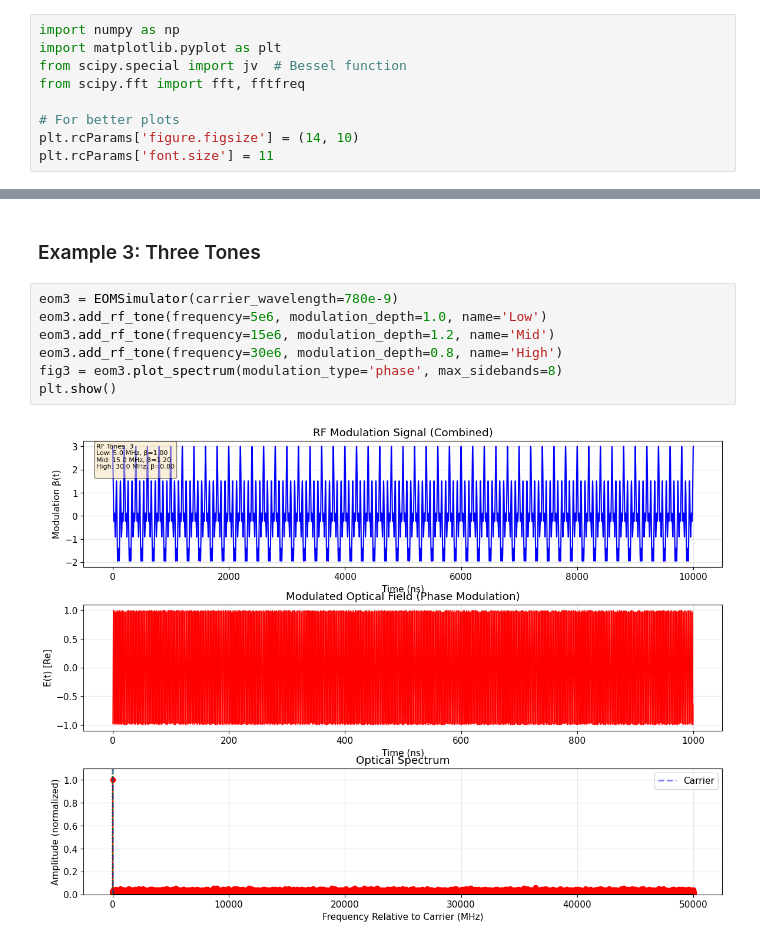
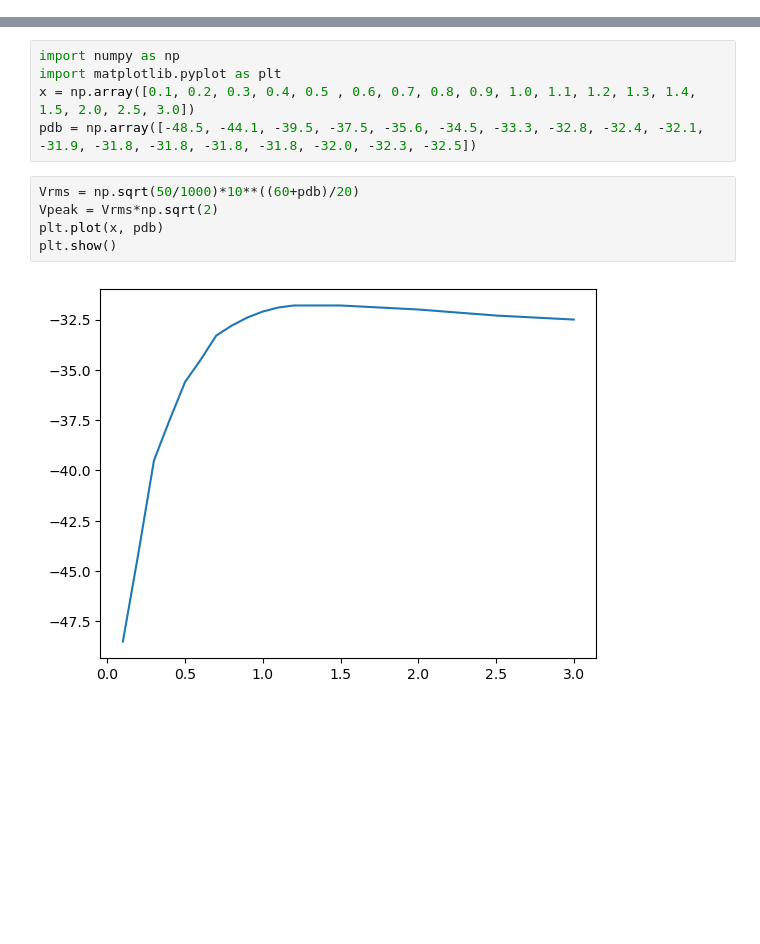
Before and after one commit to GauravTathed/PhD_python_scripts, a Jupyter notebook: eom_spectrum_analyzer.ipynb, the cells around one changed output, grey strips where cells are left out. Saved outputs shown, nothing was run; the diff lists cells and outputs as text; blank space fills up the shorter version.

```diff
--- a/eom_spectrum_analyzer.ipynb
+++ b/eom_spectrum_analyzer.ipynb
@@ -11,9 +0,0 @@ This notebook simulates the optical spectrum when multiple RF tones are applied
-# %%
-import numpy as np
-import matplotlib.pyplot as plt
-from scipy.special import jv  # Bessel function
-from scipy.fft import fft, fftfreq
-
-# For better plots
-plt.rcParams['figure.figsize'] = (14, 10)
-plt.rcParams['font.size'] = 11
@@ -282,11 +1,12 @@ plt.show()
-# %% [markdown]
-### Example 3: Three Tones
-# %%
-eom3 = EOMSimulator(carrier_wavelength=780e-9)
-eom3.add_rf_tone(frequency=5e6, modulation_depth=1.0, name='Low')
-eom3.add_rf_tone(frequency=15e6, modulation_depth=1.2, name='Mid')
-eom3.add_rf_tone(frequency=30e6, modulation_depth=0.8, name='High')
-fig3 = eom3.plot_spectrum(modulation_type='phase', max_sidebands=8)
-plt.show()
-# %% [output]
-[figure, removed]
+# %%
+import numpy as np
+import matplotlib.pyplot as plt
+x = np.array([0.1, 0.2, 0.3, 0.4, 0.5 , 0.6, 0.7, 0.8, 0.9, 1.0, 1.1, 1.2, 1.3, 1.4, 1.5, 2.0, 2.5, 3.0])
+pdb = np.array([-48.5, -44.1, -39.5, -37.5, -35.6, -34.5, -33.3, -32.8, -32.4, -32.1, -31.9, -31.8, -31.8, -31.8, -31.8, -32.0, -32.3, -32.5])
+# %%
+Vrms = np.sqrt(50/1000)*10**((60+pdb)/20)
+Vpeak = Vrms*np.sqrt(2)
+plt.plot(x, pdb)
+plt.show()
+# %% [output]
+[figure, added]
```
Also changed, not shown: parts of 21 cells of this notebook, 1 other file.
